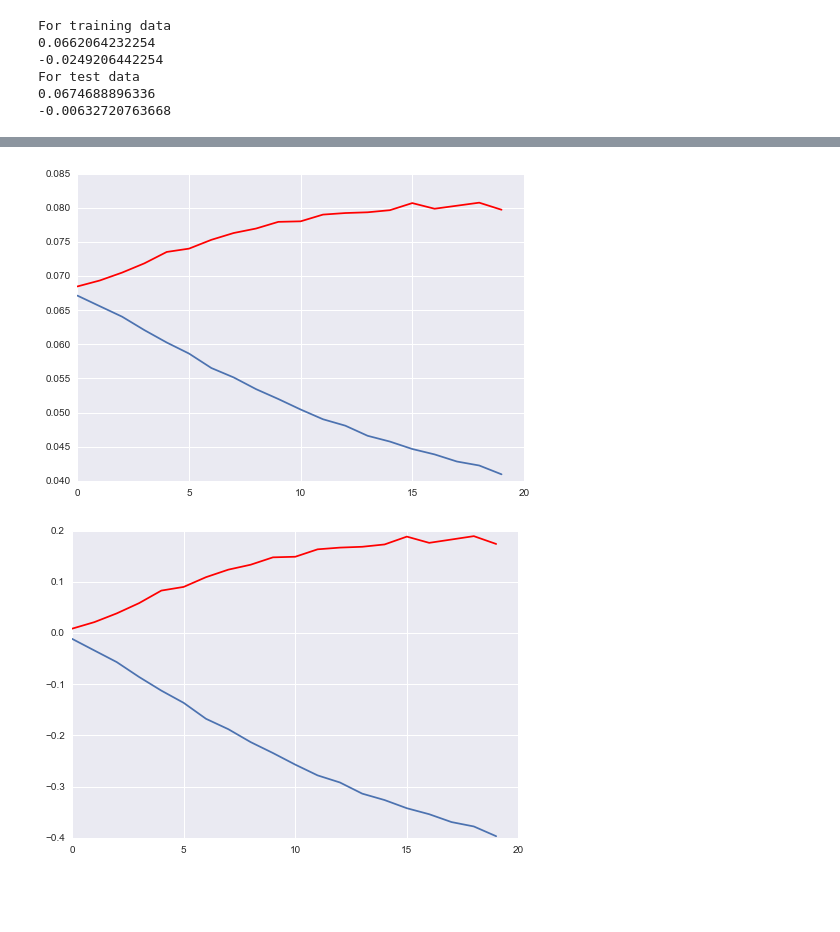
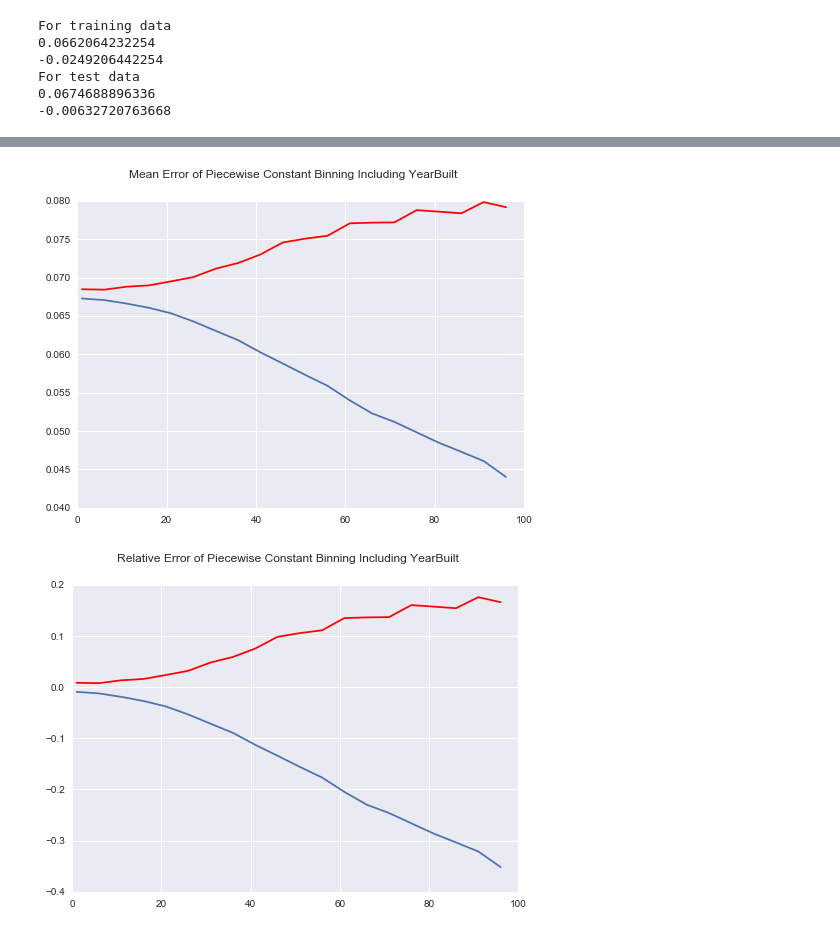
Before and after one commit to MatthewMcGonagle/KaggleZillow, a Jupyter notebook: ValidatedDiffusion.ipynb, the cells around one changed output, grey strips where cells are left out. Drawn from its saved outputs; the diff is of its cells as text; code cells hidden in the pictures; blank space fills up the shorter version.

```diff
--- a/ValidatedDiffusion.ipynb
+++ b/ValidatedDiffusion.ipynb
@@ -175,13 +228,15 @@ relerrors = {key : (errors[key] - origerror) /  origerror for key in errors}
 # %%
 # Plot results of training and test error depending on the number of bins.
 
-plt.plot(errors['test'], color = 'red')
-plt.plot(errors['train'])
+plt.plot(setofnbins, errors['test'], color = 'red')
+plt.plot(setofnbins, errors['train'])
+plt.suptitle('Mean Error of Piecewise Constant Binning Including YearBuilt')
 plt.show()
 
-plt.plot(relerrors['test'], color = 'red')
-plt.plot(relerrors['train'])
+plt.plot(setofnbins, relerrors['test'], color = 'red')
+plt.plot(setofnbins, relerrors['train'])
+plt.suptitle('Relative Error of Piecewise Constant Binning Including YearBuilt')
 plt.show()
 # %% [output]
-[figure, old version]
+[figure, new version]
-[figure, old version]
+[figure, new version]
```
Also changed, not shown: parts of 21 cells of this notebook.
